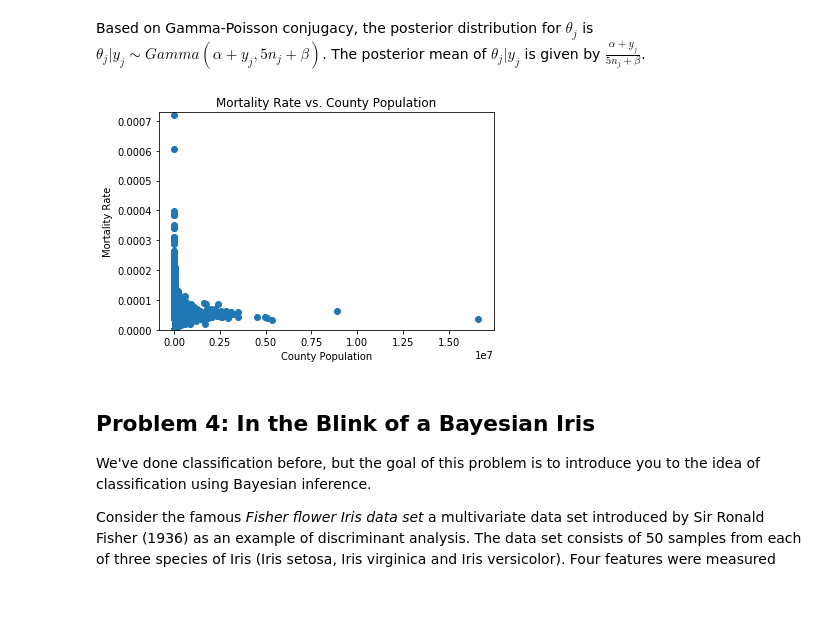
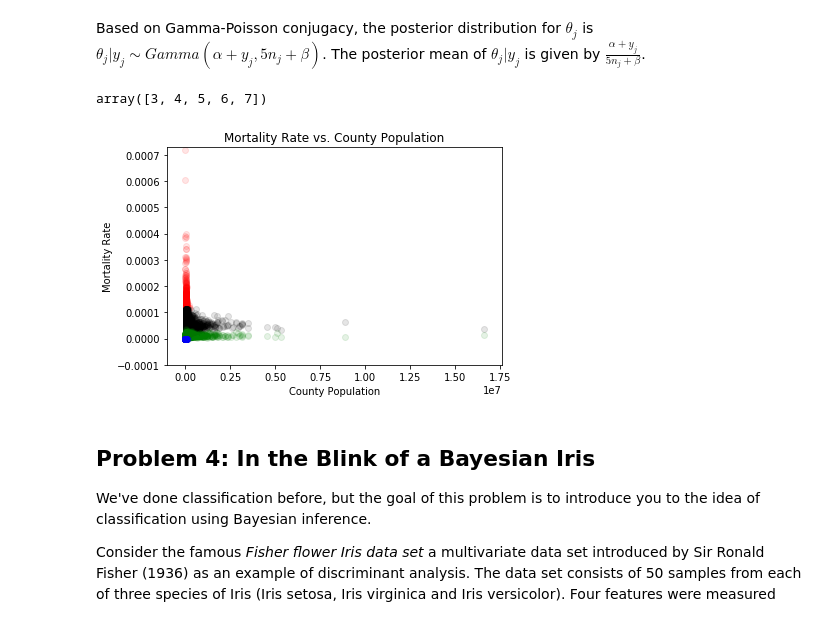
Before and after one commit to blackmange26/AM207_HW8, a Jupyter notebook: AM207_HW8_2018.ipynb, the cells around one changed output. Cells and saved outputs as stored; diff of their text form; code cells hidden in the pictures.

```diff
--- a/AM207_HW8_2018.ipynb
+++ b/AM207_HW8_2018.ipynb
@@ -143,16 +143,25 @@ alpha_til = alpha + data['pop'] * data['pct_mortality']
 beta_til = 5 * data['pop'] + beta
 post_mean = alpha_til / beta_til
 # %%
-data = data.sort_values(by='pct_mortality')
+data = data.sort_values(by='pct_mortality', ascending=False)
+N = data.shape[0]
+# %%
+array = np.array([0, 1, 2, 3, 4, 5, 6, 7, 8, 9, 10])
+array[3:8]
+# %% [output]
+array([3, 4, 5, 6, 7])
 # %%
-plt.scatter(data['pop'], data['pct_mortality'])
-plt.ylim(0, data['pct_mortality'].max() + 0.00001)
+plt.scatter(data['pop'].values[:300], data['pct_mortality'].values[:300], color='r', alpha=0.1)
+plt.scatter(data['pop'].values[300:(N - 300)], data['pct_mortality'].values[300:(N - 300)], color='k', alpha=0.1)
+plt.scatter(data['pop'].values, post_mean, color='g', alpha=0.1)
+plt.scatter(data['pop'].values[(N - 300):], data['pct_mortality'].values[(N - 300):], color='b', alpha=0.1)
+plt.ylim(-0.0001, data['pct_mortality'].max() + 0.00001)
 plt.xlabel('County Population')
 plt.ylabel('Mortality Rate')
 plt.title('Mortality Rate vs. County Population')
 plt.show()
 # %% [output]
-[figure, old version]
+[figure, new version]
 # %% [markdown]
 ## Problem 4: In the Blink of a Bayesian Iris
 
```
